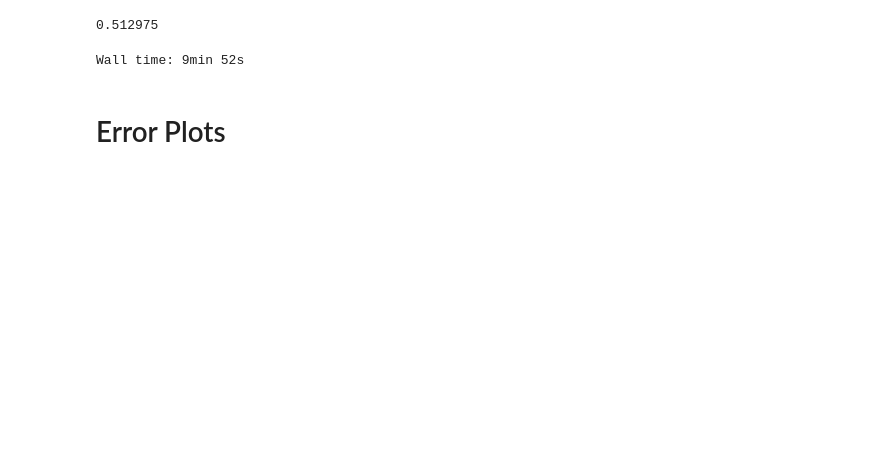
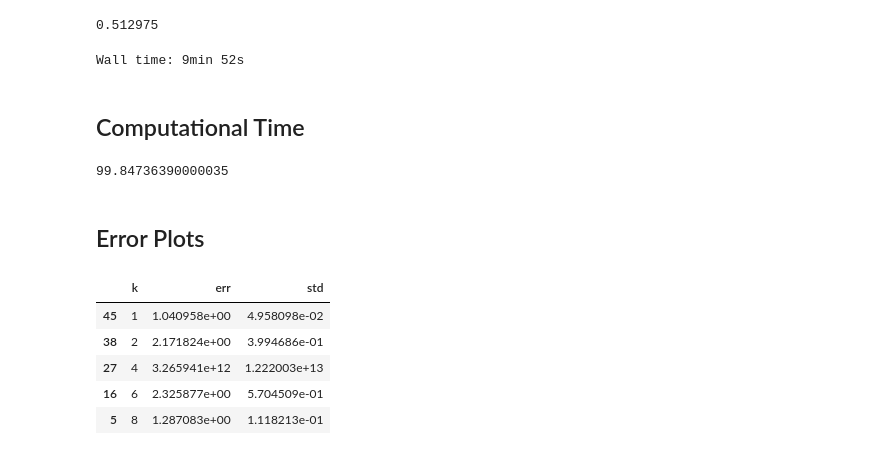
Before and after one commit to chauedwin/mf-algorithms, a Jupyter notebook: algtests.ipynb, the cells around one changed output. Drawn from its saved outputs; the diff is of its cells as text; code cells hidden in the pictures; blank space fills up the shorter version.

```diff
--- a/algtests.ipynb
+++ b/algtests.ipynb
@@ -546,3 +537,18 @@ while(i <= 10):
     i = i + 2
 # %% [output]
 Wall time: 9min 52s
+# %% [markdown]
+## Computational Time
+# %%
+setup = '''
+from functions import brktest
+import numpy as np
+
+bfactor200 = np.random.choice(4, size=(200,4), p=np.array([0.7, 0.1, 0.1, 0.1]))
+bweight200 = np.random.randint(0, 2, size=(4, 200))
+b200 = np.matmul(bfactor200, bweight200)
+'''
+testcode = "brktest(b200, k = 4, s = " + str(100) + ", niter = 100, kacziter = 1000)"
+timeit.timeit(stmt = testcode, setup = setup, number = 3)
+# %% [output]
+99.84736390000035
@@ -549,5 +562,5 @@ Wall time: 9min 52s
 # %% [markdown]
-# Error Plots
+## Error Plots
 # %%
 datapath = 'Errors/BRK/*.txt'
 datafiles = list(glob.glob(datapath))
@@ -557,7 +570,14 @@ brktitle, brkerr, brkstd = extracterr("sbrk", datafiles)
 # %%
 data = pd.DataFrame({'k': list(map(int, brktitle)),
                      'err': brkerr,
                      'std': brkstd})
 data = data.sort_values(by=['k'])
 #data
-#data.loc[data['err'] > 1]
+data.loc[data['err'] > 1]
+# %% [output]
+|  | k | err | std |
+| 45 | 1 | 1.040958e+00 | 4.958098e-02 |
+| 38 | 2 | 2.171824e+00 | 3.994686e-01 |
+| 27 | 4 | 3.265941e+12 | 1.222003e+13 |
+| 16 | 6 | 2.325877e+00 | 5.704509e-01 |
+| 5 | 8 | 1.287083e+00 | 1.118213e-01 |
```
Also changed, not shown: parts of 13 cells of this notebook.
